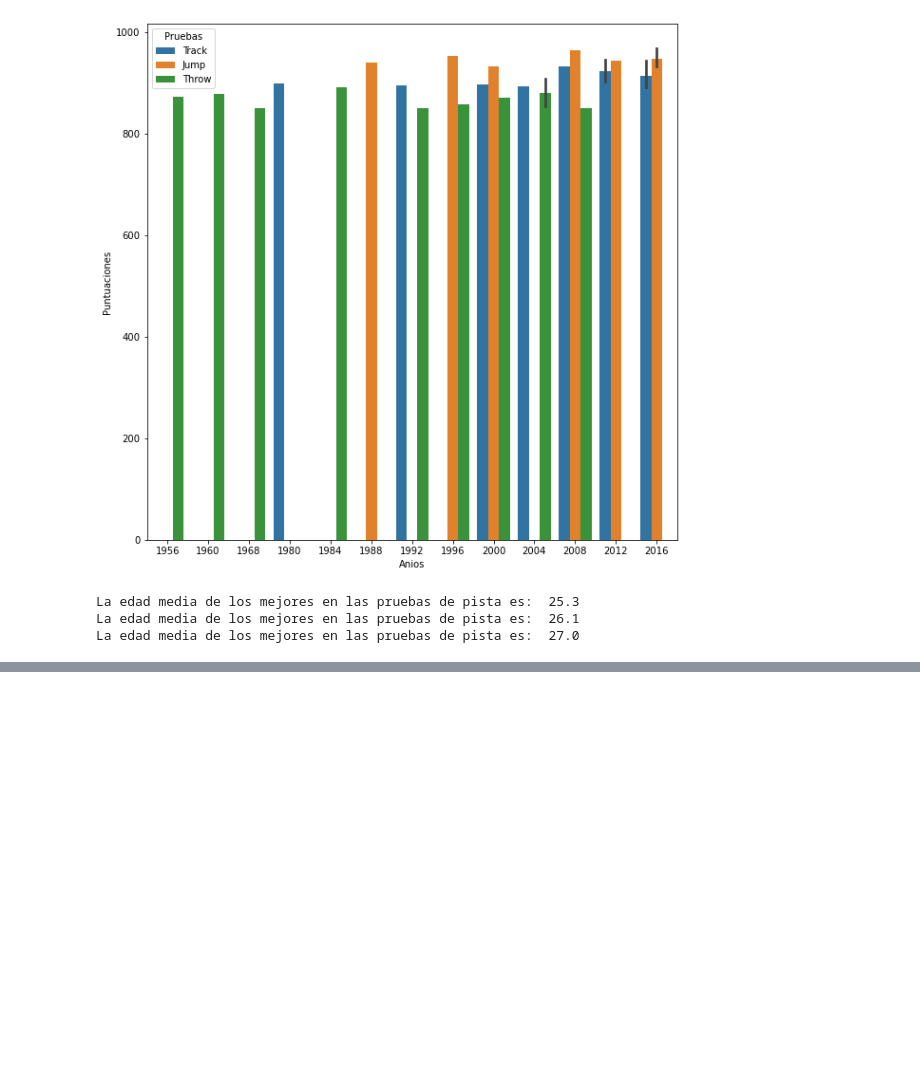
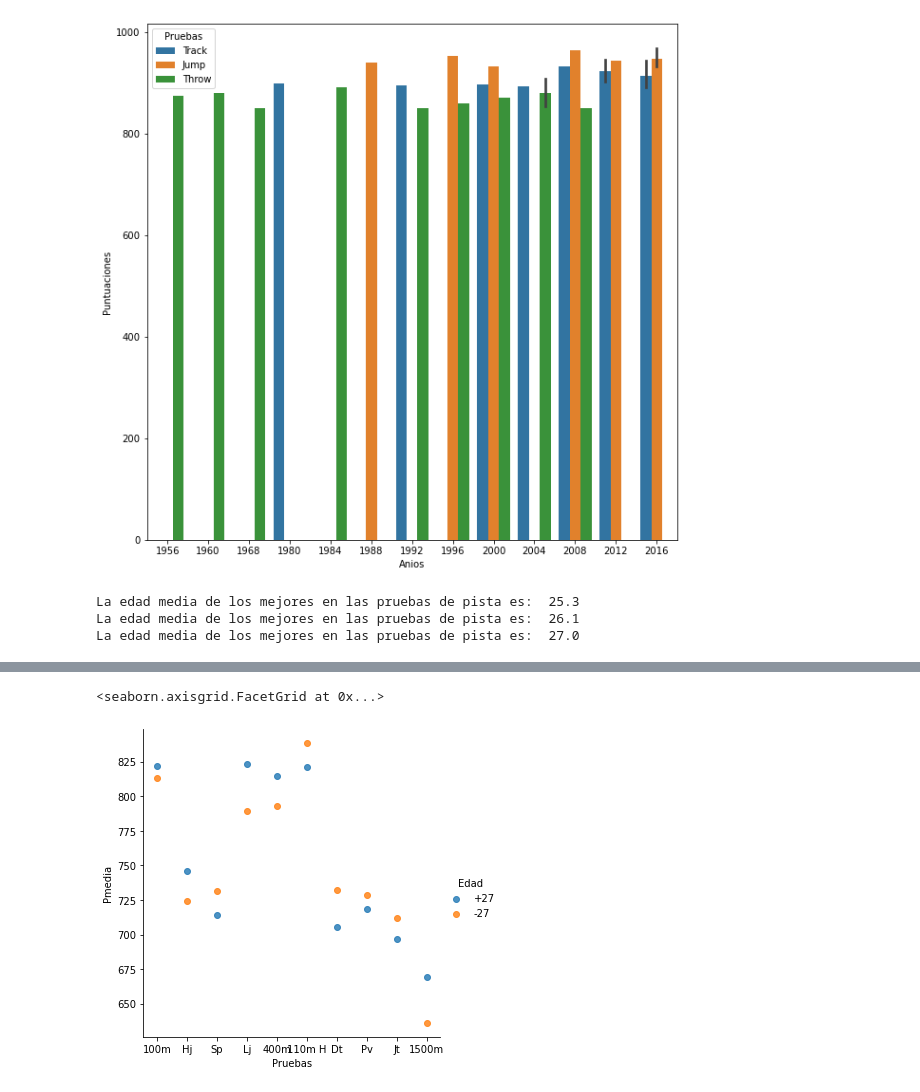
Before and after one commit to RaulCapellanFernandez/DecatlonEstadistics, a Jupyter notebook: InformationDDBB.ipynb, the cells around one changed output, grey strips where cells are left out. Cells and saved outputs as stored; diff of their text form; code cells hidden in the pictures; blank space fills up the shorter version.

```diff
--- a/InformationDDBB.ipynb
+++ b/InformationDDBB.ipynb
@@ -645,0 +720,60 @@ TypeError: '<=' not supported between instances of 'str' and 'int'
+# %%
+##################################################################################################
+#################### Mejores pruebas de menos de 25 años #########################################
+##################################################################################################
+
+pMedia25 = [0,0,0,0,0,0,0,0,0,0]
+pMedia40 = [0,0,0,0,0,0,0,0,0,0]
+
+aux = 0
+aux1 = 0
+
+for i in range(len(ddbb)):
+    if(i < 850 and ddbb.iloc[i]['Age'] >27):
+        pMedia40[0] = pMedia40[0]+ ddbb.iloc[i]['100m Points']
+        pMedia40[1] = pMedia40[1]+ ddbb.iloc[i]['Hj Points']
+        pMedia40[2] = pMedia40[2]+ ddbb.iloc[i]['Sp Points']
+        pMedia40[3] = pMedia40[3]+ ddbb.iloc[i]['Lj Points']
+        pMedia40[4] = pMedia40[4]+ ddbb.iloc[i]['400m Points']
+        pMedia40[5] = pMedia40[5]+ ddbb.iloc[i]['110m H Points']
+        pMedia40[6] = pMedia40[6]+ ddbb.iloc[i]['Dt Points']
+        pMedia40[7] = pMedia40[7]+ ddbb.iloc[i]['Pv Points']
+        pMedia40[8] = pMedia40[8]+ ddbb.iloc[i]['Jt Points']
+        pMedia40[9] = pMedia40[9]+ ddbb.iloc[i]['1500m Points']
+
+        aux = aux + 1
+    else:
+        pMedia25[0] = pMedia25[0]+ ddbb.iloc[i]['100m Points']
+        pMedia25[1] = pMedia25[1]+ ddbb.iloc[i]['Hj Points']
+        pMedia25[2] = pMedia25[2]+ ddbb.iloc[i]['Sp Points']
+        pMedia25[3] = pMedia25[3]+ ddbb.iloc[i]['Lj Points']
+        pMedia25[4] = pMedia25[4]+ ddbb.iloc[i]['400m Points']
+        pMedia25[5] = pMedia25[5]+ ddbb.iloc[i]['110m H Points']
+        pMedia25[6] = pMedia25[6]+ ddbb.iloc[i]['Dt Points']
+        pMedia25[7] = pMedia25[7]+ ddbb.iloc[i]['Pv Points']
+        pMedia25[8] = pMedia25[8]+ ddbb.iloc[i]['Jt Points']
+        pMedia25[9] = pMedia25[9]+ ddbb.iloc[i]['1500m Points']
+        aux1 = aux1 + 1
+
+for i in range(len(pMedia25)):
+    pMedia25[i] = pMedia25[i]/aux1
+    pMedia40[i] = pMedia40[i]/aux
+
+
+pruebas = ['100m','Hj','Sp','Lj','400m','110m H','Dt','Pv','Jt','1500m',
+          '100m','Hj','Sp','Lj','400m','110m H','Dt','Pv','Jt','1500m']
+age = ['+27','+27','+27','+27','+27','+27','+27','+27','+27','+27',
+      '-27','-27','-27','-27','-27','-27','-27','-27','-27','-27']
+
+pMedias = np.concatenate((pMedia25, pMedia40))
+
+imp = pd.DataFrame({'Pruebas': pruebas,
+                    'Pmedia': pMedias,
+                    'Edad': age})
+
+
+sns.lmplot(x='Pruebas', y='Pmedia',hue = 'Edad', data=imp,
+           fit_reg=False)
+# %% [output]
+<seaborn.axisgrid.FacetGrid at 0x...>
+[figure, added]
```
Also changed, not shown: parts of 6 cells of this notebook.
